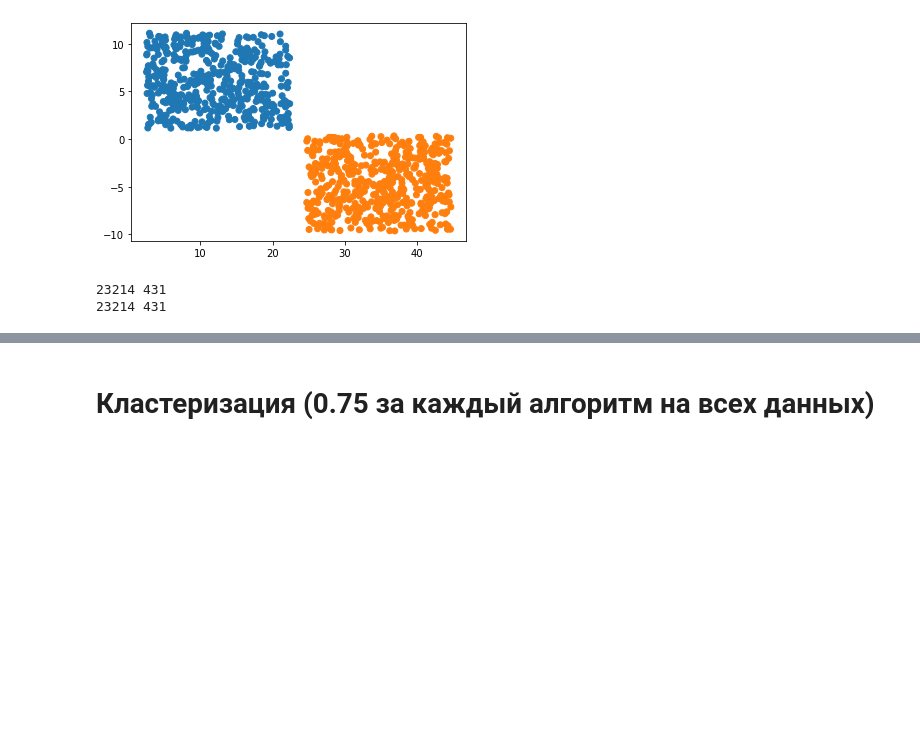
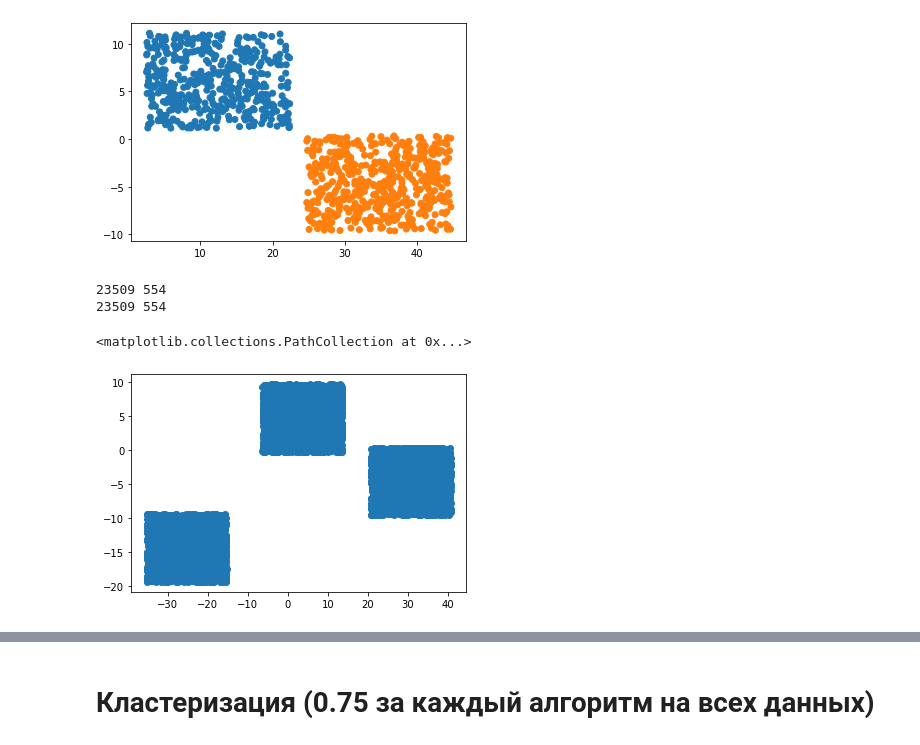
Before and after one commit to thesw1tcher/hw_ege, a Jupyter notebook: HW.ipynb, the cells around one changed output, grey strips where cells are left out. Saved outputs shown, nothing was run; the diff lists cells and outputs as text; code cells hidden in the pictures; blank space fills up the shorter version.

```diff
--- a/HW.ipynb
+++ b/HW.ipynb
@@ -191,7 +166,7 @@ for i in range(1000):
         for j in range(1000):
             if(color[j] != "#1f77b4"):
                 continue
-            cd += dist(df.X[i], df.X[j], df.Y[i], df.Y[j])
+            cd += mdist(df.X[i], df.X[j], df.Y[i], df.Y[j])
         if cd < db:
             db = cd
             xb = df.X[i]
@@ -201,7 +176,7 @@ for i in range(1000):
         for j in range(1000):
             if(color[j] == "#1f77b4"):
                 continue
-            cd += dist(df.X[i], df.X[j], df.Y[i], df.Y[j])
+            cd += mdist(df.X[i], df.X[j], df.Y[i], df.Y[j])
         if cd < do:
             do = cd
             xo = df.X[i]
@@ -210,5 +185,14 @@ for i in range(1000):
 print(int((xb+xo)/2*1000), int((yb+yo)/2*1000))
 print(math.floor((xb+xo)/2*1000), math.floor((yb+yo)/2*1000))
 # %% [output]
-23214 431
-23214 431
+23509 554
+23509 554
+# %%
+df = pd.read_csv("3.csv", delimiter=';')
+df.X = df.X.astype("float")
+df.Y = df.Y.astype("float")
+
+plt.scatter(df.X, df.Y)
+# %% [output]
+<matplotlib.collections.PathCollection at 0x...>
+[figure, added]
```
Also changed, not shown: parts of 15 cells of this notebook.
